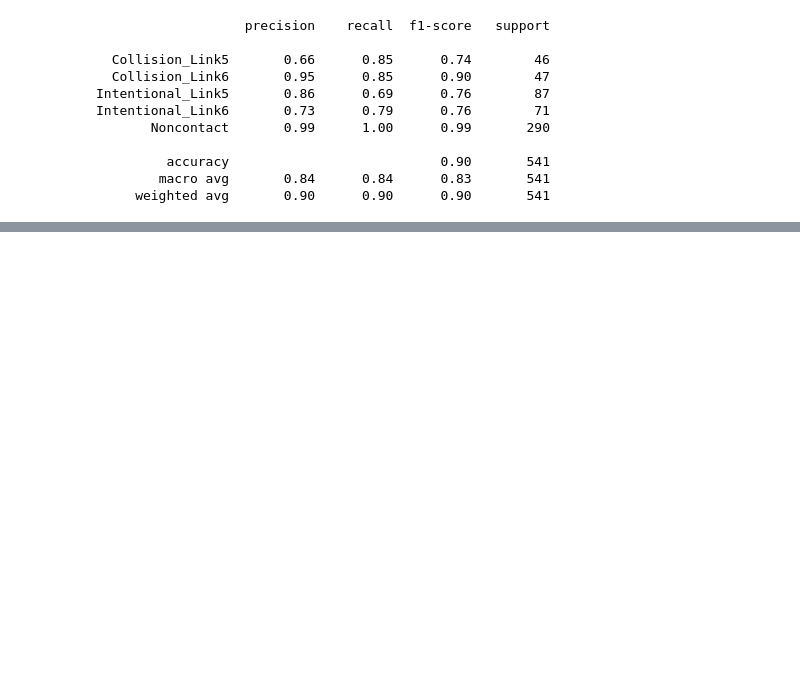
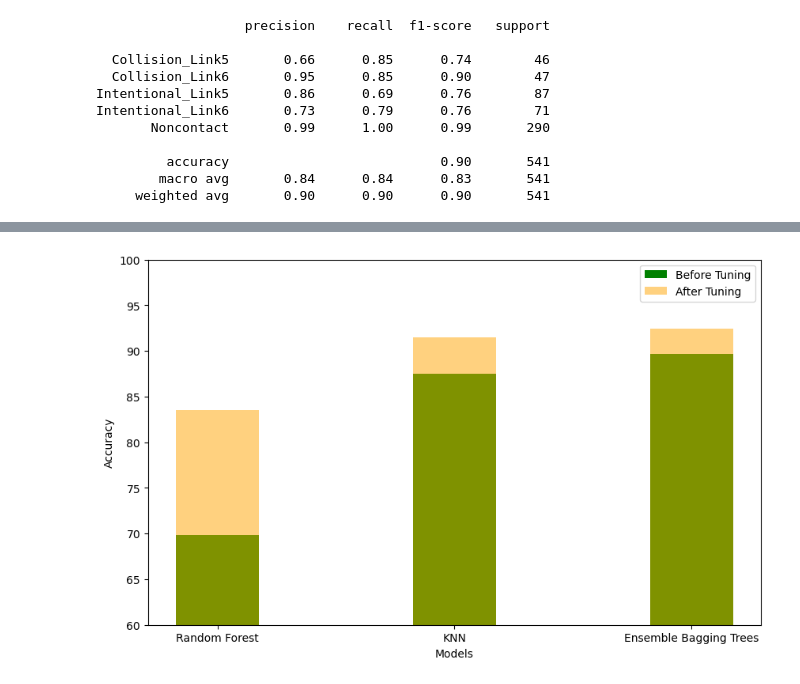
Before and after one commit to amalshaji4540/ML_project, a Jupyter notebook: Contact_detection.ipynb, the cells around one changed output, grey strips where cells are left out. Cells and saved outputs as stored; diff of their text form; code cells hidden in the pictures; blank space fills up the shorter version.

```diff
--- a/Contact_detection.ipynb
+++ b/Contact_detection.ipynb
@@ -230,0 +405,27 @@ f1_score(labels_test,predicted_test,average='weighted')
+# %%
+import matplotlib.pyplot as plt
+
+# Accuracy scores before hyperparameter tuning
+accuracies_before_tuning = [69.87, 87.5, 89.65]  # Accuracy scores for Random Forest, KNN, Ensemble Bagging Trees
+
+# Accuracy scores after hyperparameter tuning
+accuracies_after_tuning = [83.55, 91.5, 92.42]  # Accuracy scores for Random Forest, KNN, Ensemble Bagging Trees
+
+models = ['Random Forest', 'KNN', 'Ensemble Bagging Trees']
+
+plt.figure(figsize=(10, 6))
+
+bar_width = 0.35  # Reducing the width of bars
+
+# Adjusting colors for before and after tuning bars
+plt.bar(models, accuracies_before_tuning, color='green', alpha=1, width=bar_width, label='Before Tuning')
+plt.bar(models, accuracies_after_tuning, color='orange', alpha=0.5, width=bar_width, label='After Tuning')
+
+plt.xlabel('Models')
+plt.ylabel('Accuracy')
+plt.legend()
+plt.ylim(60, 100)
+
+plt.show()
+# %% [output]
+[figure, added]
```
Also changed, not shown: parts of 51 cells of this notebook, 2 other files.
